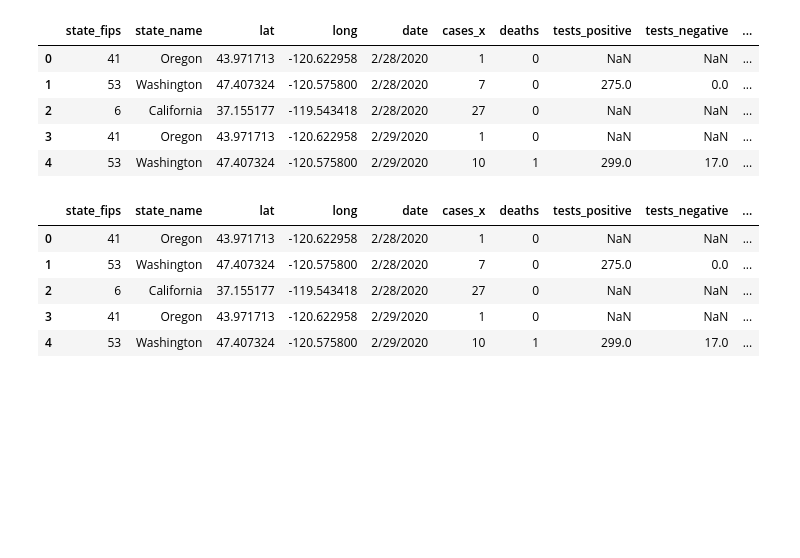
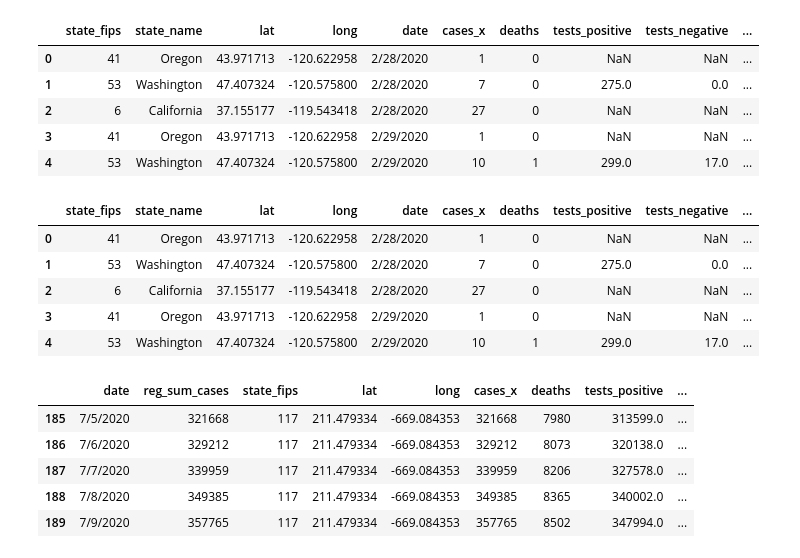
Before and after one commit to searanch/Covid-19-Hackathon, a Jupyter notebook: usa_regions.ipynb, the cells around one changed output. Saved outputs shown, nothing was run; the diff lists cells and outputs as text; code cells hidden in the pictures; blank space fills up the shorter version.

Commit message:
Added another groupby function to total cases by region

```diff
--- a/usa_regions.ipynb
+++ b/usa_regions.ipynb
@@ -222,3 +222,15 @@ pacific_new.head()
 | 2 | 6 | California | 37.155177 | -119.543418 | 2/28/2020 | 27 | 0 | NaN | NaN | ... |
 | 3 | 41 | Oregon | 43.971713 | -120.622958 | 2/29/2020 | 1 | 0 | NaN | NaN | ... |
 | 4 | 53 | Washington | 47.407324 | -120.575800 | 2/29/2020 | 10 | 1 | 299.0 | 17.0 | ... |
+# %%
+# trying to consolidate cases per day
+daily_count =pacific_new.groupby(['date', 'reg_sum_cases']).sum()
+daily_count = daily_count.reset_index()
+daily_count.tail()
+# %% [output]
+|  | date | reg_sum_cases | state_fips | lat | long | cases_x | deaths | tests_positive | ... |
+| 185 | 7/5/2020 | 321668 | 117 | 211.479334 | -669.084353 | 321668 | 7980 | 313599.0 | ... |
+| 186 | 7/6/2020 | 329212 | 117 | 211.479334 | -669.084353 | 329212 | 8073 | 320138.0 | ... |
+| 187 | 7/7/2020 | 339959 | 117 | 211.479334 | -669.084353 | 339959 | 8206 | 327578.0 | ... |
+| 188 | 7/8/2020 | 349385 | 117 | 211.479334 | -669.084353 | 349385 | 8365 | 340002.0 | ... |
+| 189 | 7/9/2020 | 357765 | 117 | 211.479334 | -669.084353 | 357765 | 8502 | 347994.0 | ... |
```
Also changed, not shown: parts of 2 cells of this notebook.
